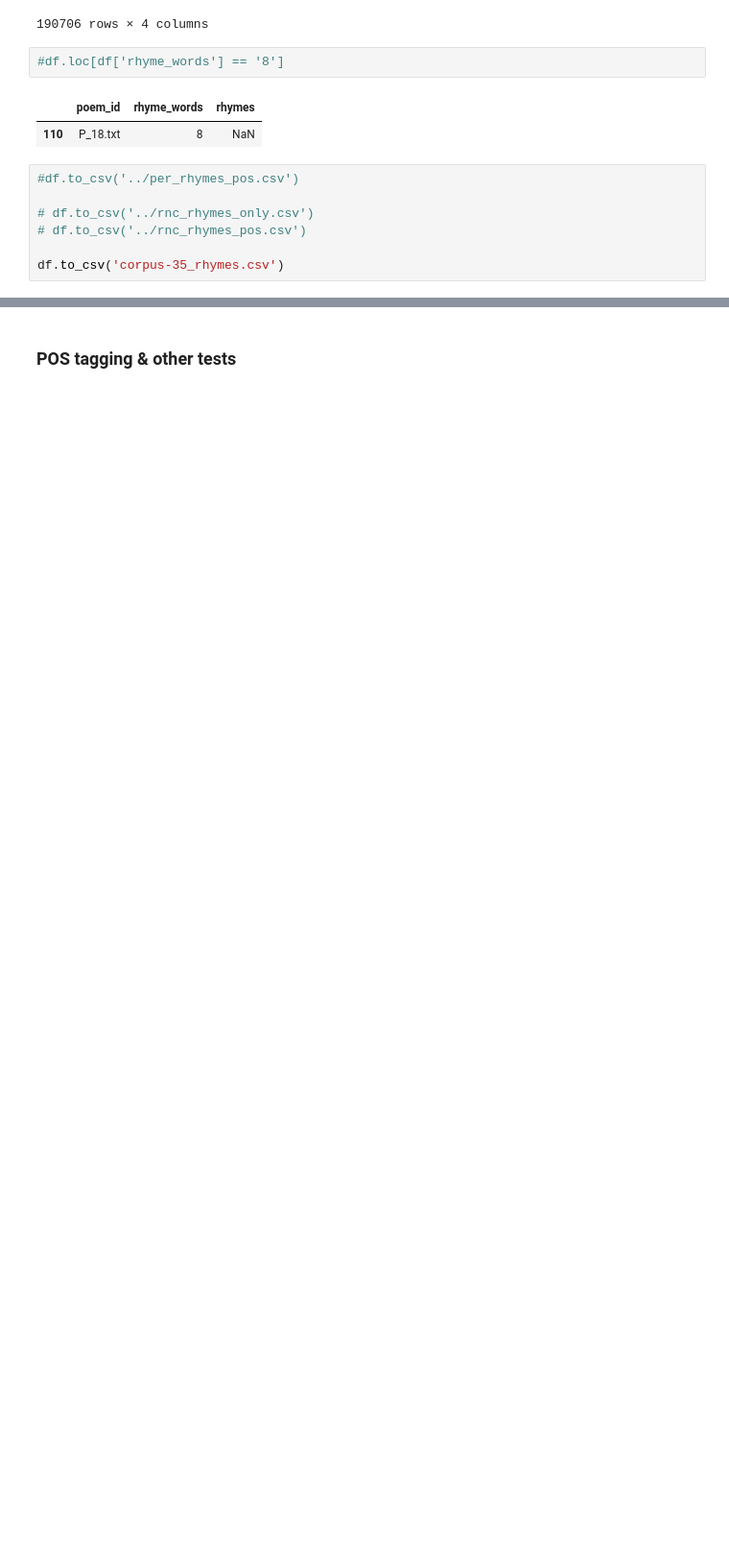
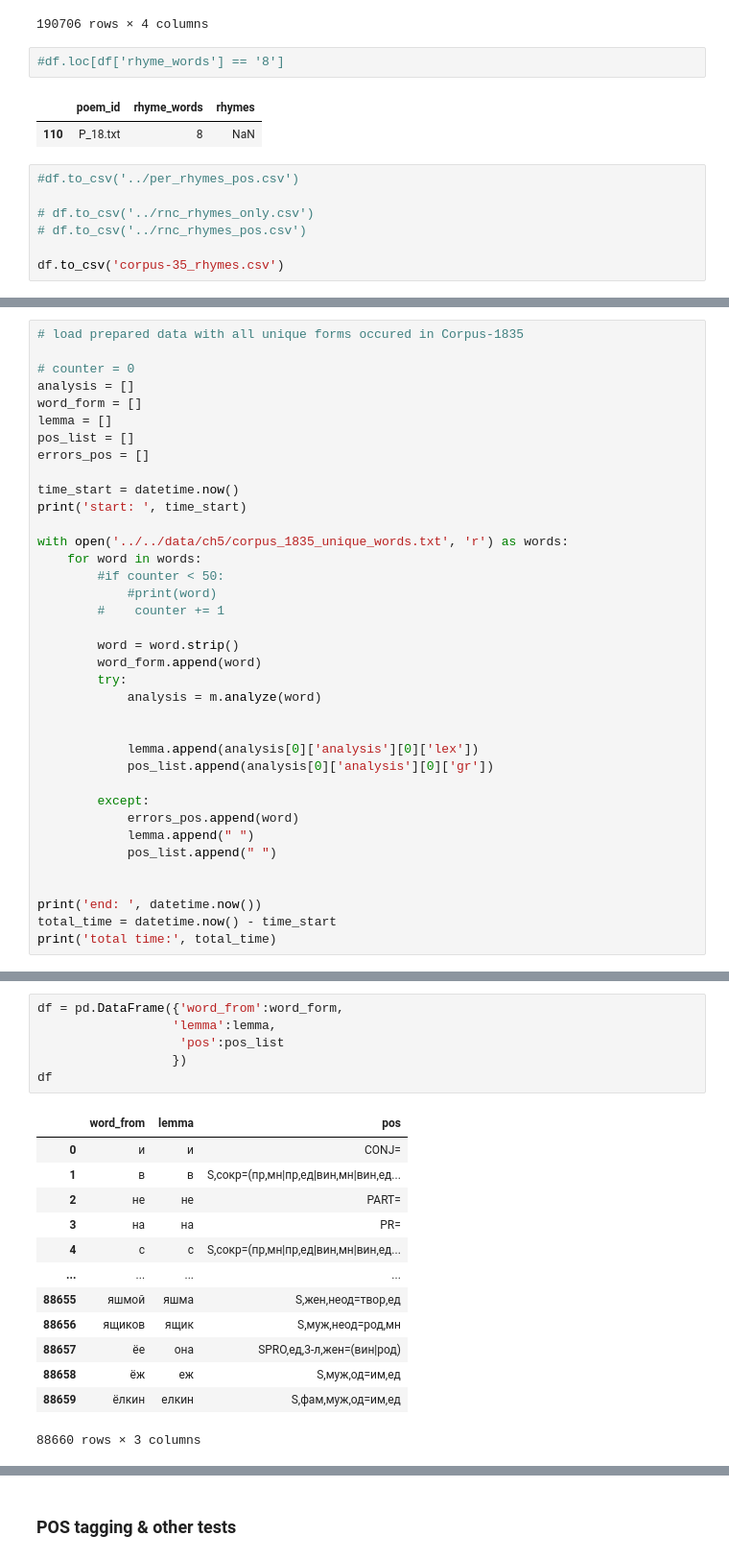
Before and after one commit to tonyamart/corpus35_pr, a Jupyter notebook: scr/05_chapter/00_1_rhymetagger_pos.ipynb, the cells around one changed output, grey strips where cells are left out. Shown at 96% size. Saved outputs shown, nothing was run; the diff lists cells and outputs as text; blank space fills up the shorter version.

```diff
--- a/scr/05_chapter/00_1_rhymetagger_pos.ipynb
+++ b/scr/05_chapter/00_1_rhymetagger_pos.ipynb
@@ -333,0 +337,37 @@ df.to_csv('corpus-35_rhymes.csv')
+# %%
+# load prepared data with all unique forms occured in Corpus-1835
+
+# counter = 0
+analysis = []
+word_form = []
+lemma = []
+pos_list = []
+errors_pos = []
+
+time_start = datetime.now()
+print('start: ', time_start)
+
+with open('../../data/ch5/corpus_1835_unique_words.txt', 'r') as words:
+    for word in words:
+        #if counter < 50:
+            #print(word)
+        #    counter += 1
+
+        word = word.strip()
+        word_form.append(word)
+        try:
+            analysis = m.analyze(word)
+
+
+            lemma.append(analysis[0]['analysis'][0]['lex'])
+            pos_list.append(analysis[0]['analysis'][0]['gr'])
+
+        except:
+            errors_pos.append(word)
+            lemma.append(" ")
+            pos_list.append(" ")
+
+
+print('end: ', datetime.now())
+total_time = datetime.now() - time_start
+print('total time:', total_time)
@@ -333,0 +425,20 @@ df.to_csv('corpus-35_rhymes.csv')
+# %%
+df = pd.DataFrame({'word_from':word_form,
+                  'lemma':lemma,
+                   'pos':pos_list
+                  })
+df
+# %% [output]
+|  | word_from | lemma | pos |
+| 0 | и | и | CONJ= |
+| 1 | в | в | S,сокр=(пр,мн|пр,ед|вин,мн|вин,ед... |
+| 2 | не | не | PART= |
+| 3 | на | на | PR= |
+| 4 | с | с | S,сокр=(пр,мн|пр,ед|вин,мн|вин,ед... |
+| ... | ... | ... | ... |
+| 88655 | яшмой | яшма | S,жен,неод=твор,ед |
+| 88656 | ящиков | ящик | S,муж,неод=род,мн |
+| 88657 | ёе | она | SPRO,ед,3-л,жен=(вин|род) |
+| 88658 | ёж | еж | S,муж,од=им,ед |
+| 88659 | ёлкин | елкин | S,фам,муж,од=им,ед |
+88660 rows × 3 columns
```
Also changed, not shown: parts of 9 cells of this notebook, 12 other files.
